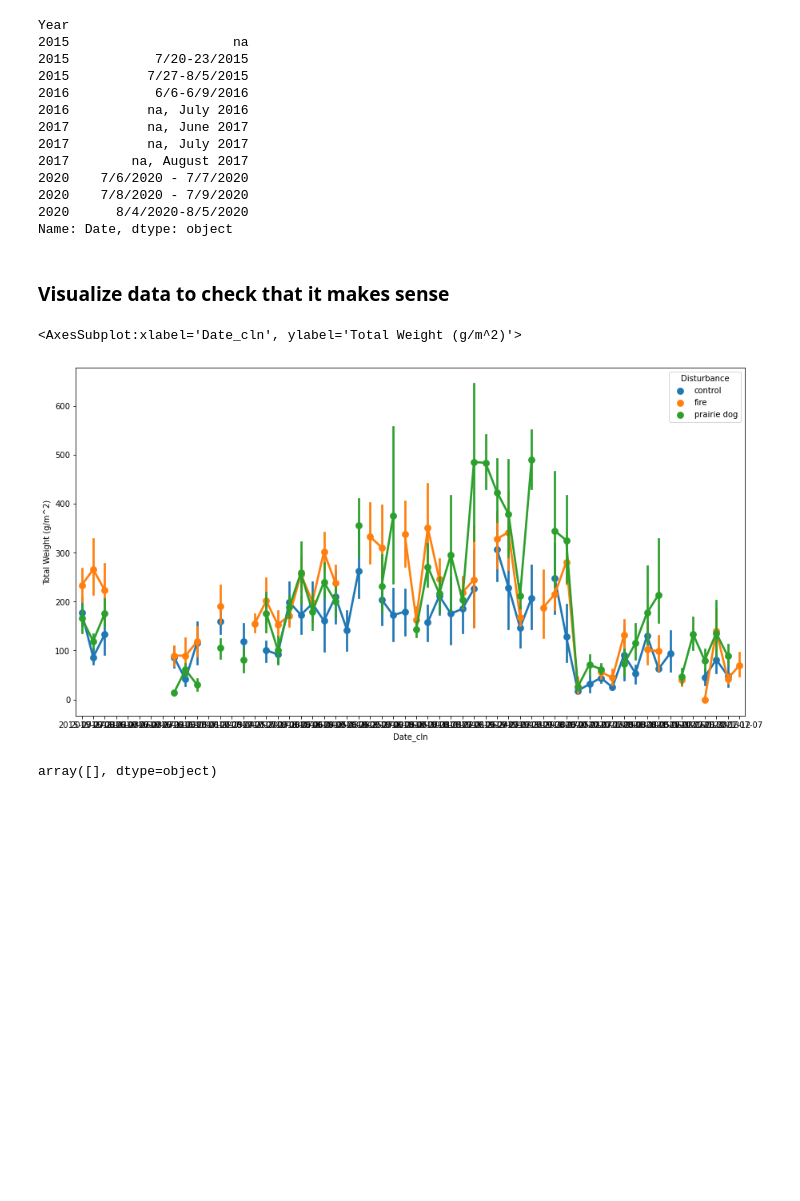
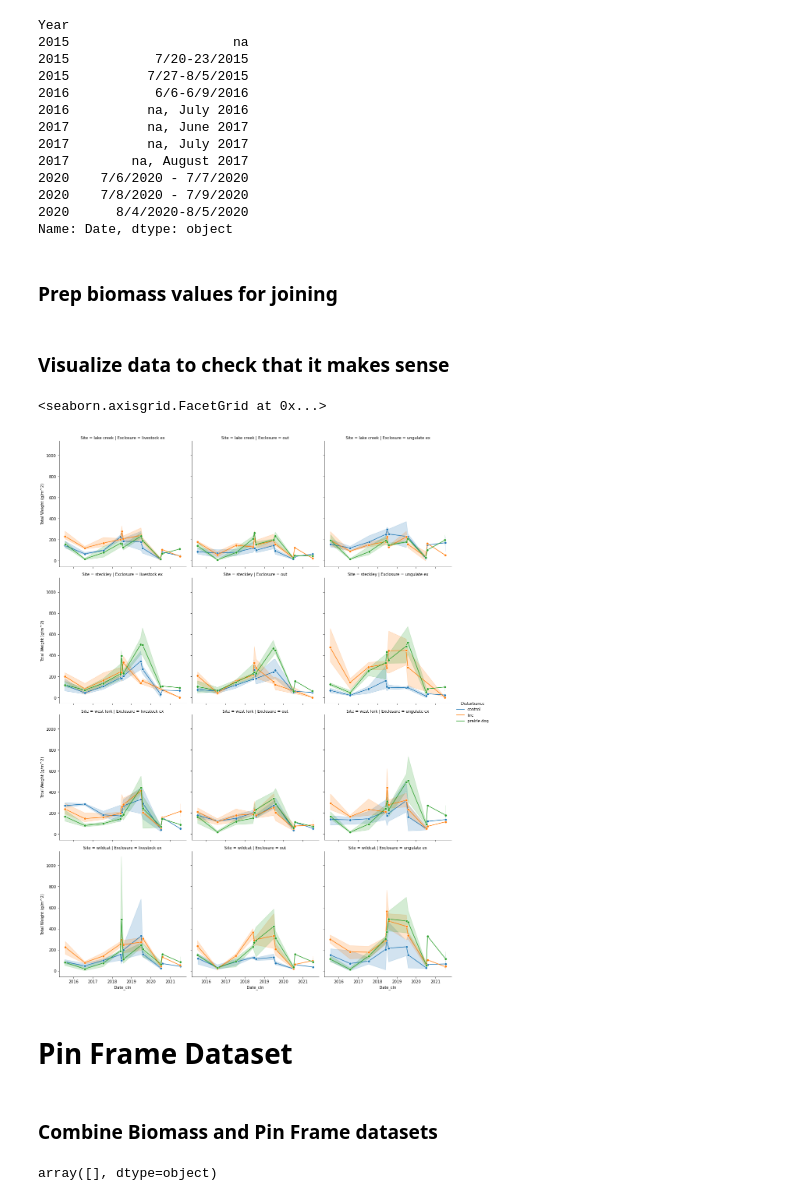
Before and after one commit to kearney-sp/tbng_veg, a Jupyter notebook: nex_veg_prep.ipynb, the cells around one changed output. Drawn from its saved outputs; the diff is of its cells as text; code cells hidden in the pictures; blank space fills up the shorter version.

Commit message:
latest update and data output

```diff
--- a/nex_veg_prep.ipynb
+++ b/nex_veg_prep.ipynb
@@ -121,12 +125,26 @@ df_nex_bm.loc[dates_bm_mask,
               'Date_cln'] = df_nex_bm['Date'][dates_bm_mask].astype(np.datetime64).dt.date
 df_nex_bm.loc[~dates_bm_mask,
               'Date_cln'] = df_nex_bm[~dates_bm_mask].apply(lambda x: dates_bm_dict[x.Year][x.Date], axis=1)
+df_nex_bm['Date_cln'] = df_nex_bm['Date_cln'].astype(np.datetime64)
+# %% [markdown]
+### Prep biomass values for joining
+# %%
+# fill all clipping NA values with zeros for averaging
+df_nex_bm.loc[:, df_nex_bm.columns.str.contains('weight \(g\)')] = df_nex_bm.loc[:, df_nex_bm.columns.str.contains('weight \(g\)')].fillna(0)
+# %%
+# create columns for aerial density of biomass
+for c in [c for c in df_nex_bm.columns if ' (g)' in c]:
+    df_nex_bm[re.sub(' \(g\)', ' (g/m^2)', c)] = df_nex_bm[c] / df_nex_bm['Area (m^2)']
 # %% [markdown]
 ### Visualize data to check that it makes sense
 # %%
-plt.figure(figsize=(15, 8))
-sns.pointplot(x='Date_cln', y='Total Weight (g/m^2)', hue='Disturbance', data=df_nex_bm)
+sns.relplot(x='Date_cln', y='Total Weight (g/m^2)', hue='Disturbance', col='Exclosure', row='Site',
+            data=df_nex_bm, kind='line', marker="o")
 # %% [output]
-<AxesSubplot:xlabel='Date_cln', ylabel='Total Weight (g/m^2)'>
+<seaborn.axisgrid.FacetGrid at 0x...>
-[figure, old version]
+[figure, new version]
+# %% [markdown]
+# Pin Frame Dataset
+# %% [markdown]
+### Combine Biomass and Pin Frame datasets
 # %%
```
Also changed, not shown: parts of 35 cells of this notebook, 3 other files.
